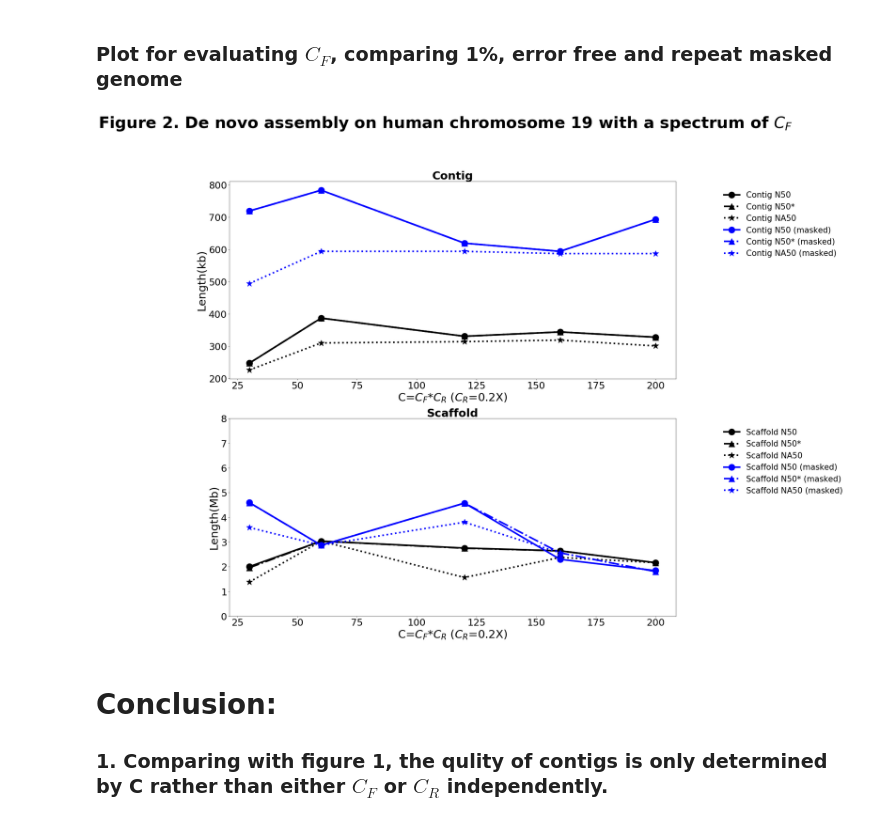
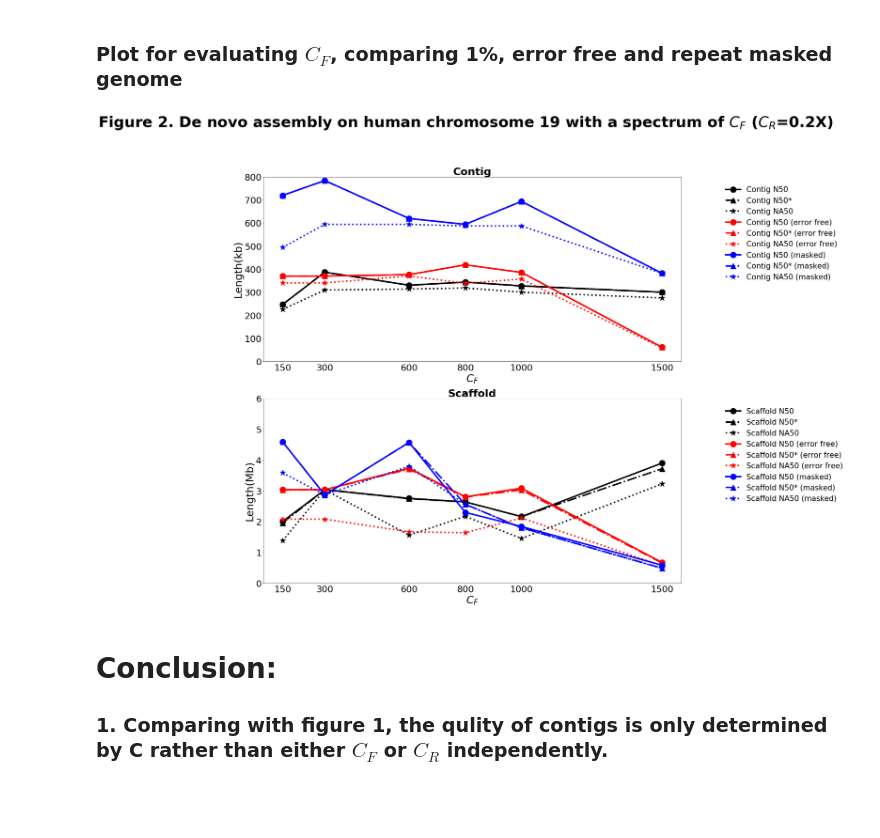
Before and after one commit to zhanglu295/LRTK-SIM, a Jupyter notebook: plot/Supernova2_paper.ipynb, the cells around one changed output. Drawn from its saved outputs; the diff is of its cells as text; code cells hidden in the pictures.

```diff
--- a/plot/Supernova2_paper.ipynb
+++ b/plot/Supernova2_paper.ipynb
@@ -116,53 +118,56 @@ import matplotlib.pyplot as plt
 
 plt.figure(figsize=(25,25),dpi=60)
 ax1=plt.subplot(211)
-plt.xlabel('C=$C_F$*$C_R$ ($C_R$=0.2X)',fontsize=35)
+plt.xlabel('$C_F$',fontsize=35)
 plt.title('Contig',fontsize=35,fontweight="bold")
-x1=[30,60,120,160,200]
+x1=[150,300,600,800,1000,1500]
+ax1.set_xticks([150,300,600,800,1000,1500])
+plt.ylim((0, 800))
 
 
 ax1.plot(x1,contig_N50_1,'ko-',lw=5,markersize=20,label='Contig N50')
 ax1.plot(x1,contig_N50_s_1,'k^-.',lw=5,markersize=20,label='Contig N50*')
 ax1.plot(x1,contig_NA50_1,'k*:',lw=5,markersize=20,label='Contig NA50')
 
-#ax1.plot(x1,contig_N50_2,'ro-',lw=5,markersize=20,label='Contig N50 (error free)')
-#ax1.plot(x1,contig_N50_s_2,'r^-.',lw=5,markersize=20,label='Contig N50* (error free)')
-#ax1.plot(x1,contig_NA50_2,'r*:',lw=5,markersize=20,label='Contig NA50 (error free)')
+ax1.plot(x1,contig_N50_2,'ro-',lw=5,markersize=20,label='Contig N50 (error free)')
+ax1.plot(x1,contig_N50_s_2,'r^-.',lw=5,markersize=20,label='Contig N50* (error free)')
+ax1.plot(x1,contig_NA50_2,'r*:',lw=5,markersize=20,label='Contig NA50 (error free)')
 
 ax1.plot(x1,contig_N50_3,'bo-',lw=5,markersize=20,label='Contig N50 (masked)')
 ax1.plot(x1,contig_N50_s_3,'b^-.',lw=5,markersize=20,label='Contig N50* (masked)')
 ax1.plot(x1,contig_NA50_3,'b*:',lw=5,markersize=20,label='Contig NA50 (masked)')
 plt.xticks(fontsize=30)
 plt.yticks(fontsize=30)
 ax1.set_ylabel('Length(kb)', color='k',fontsize=35)
 ax1.legend(bbox_to_anchor=(1.1, 0.965), loc=2, borderaxespad=0.,fontsize=25,frameon=False)
 
 
 ax1=plt.subplot(212)
-plt.xlabel('C=$C_F$*$C_R$ ($C_R$=0.2X)',fontsize=35)
+plt.xlabel('$C_F$',fontsize=35)
 plt.title('Scaffold',fontsize=35,fontweight="bold")
-x1=[30,60,120,160,200]
+x1=[150,300,600,800,1000,1500]
+ax1.set_xticks([150,300,600,800,1000,1500])
 
 ax1.plot(x1,scaffold_N50_1,'ko-',lw=5,markersize=20,label='Scaffold N50')
 ax1.plot(x1,scaffold_N50_s_1,'k^-.',lw=5,markersize=20,label='Scaffold N50*')
 ax1.plot(x1,scaffold_NA50_1,'k*:',lw=5,markersize=20,label='Scaffold NA50')
 
-#ax1.plot(x1,scaffold_N50_2,'ro-',lw=5,markersize=20,label='Scaffold N50 (error free)')
-#ax1.plot(x1,scaffold_N50_s_2,'r^-.',lw=5,markersize=20,label='Scaffold N50* (error free)')
-#ax1.plot(x1,scaffold_NA50_2,'r*:',lw=5,markersize=20,label='Scaffold NA50 (error free)')
+ax1.plot(x1,scaffold_N50_2,'ro-',lw=5,markersize=20,label='Scaffold N50 (error free)')
+ax1.plot(x1,scaffold_N50_s_2,'r^-.',lw=5,markersize=20,label='Scaffold N50* (error free)')
+ax1.plot(x1,scaffold_NA50_2,'r*:',lw=5,markersize=20,label='Scaffold NA50 (error free)')
 
 ax1.plot(x1,scaffold_N50_3,'bo-',lw=5,markersize=20,label='Scaffold N50 (masked)')
 ax1.plot(x1,scaffold_N50_s_3,'b^-.',lw=5,markersize=20,label='Scaffold N50* (masked)')
 ax1.plot(x1,scaffold_NA50_3,'b*:',lw=5,markersize=20,label='Scaffold NA50 (masked)')
 plt.xticks(fontsize=30)
 plt.yticks(fontsize=30)
-plt.ylim((0, 8))
+plt.ylim((0, 6))
 ax1.set_ylabel('Length(Mb)', color='k',fontsize=35)
 ax1.legend(bbox_to_anchor=(1.1, 0.965), loc=2, borderaxespad=0.,fontsize=25,frameon=False)
-plt.suptitle('Figure 2. De novo assembly on human chromosome 19 with a spectrum of $C_F$', fontsize=50, verticalalignment='center',fontweight="bold")
+plt.suptitle('Figure 2. De novo assembly on human chromosome 19 with a spectrum of $C_F$ ($C_R$=0.2X)', fontsize=50, verticalalignment='center',fontweight="bold")
 plt.show()
 # %% [output]
-[figure, old version]
+[figure, new version]
 # %% [markdown]
 # Conclusion:
 ### 1. Comparing with figure 1, the qulity of contigs is only determined by C rather than either $C_F$ or $C_R$ independently.
```
Also changed, not shown: parts of 9 cells of this notebook.
